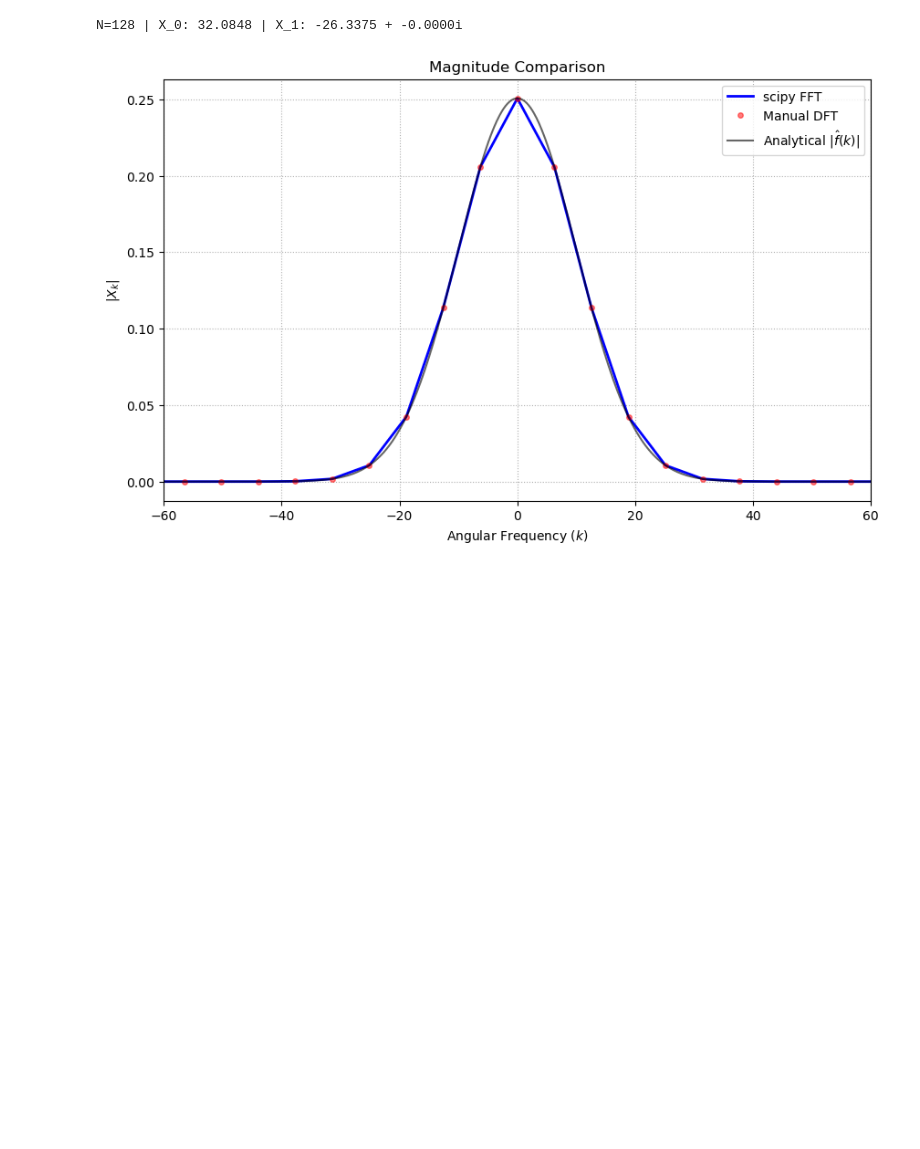
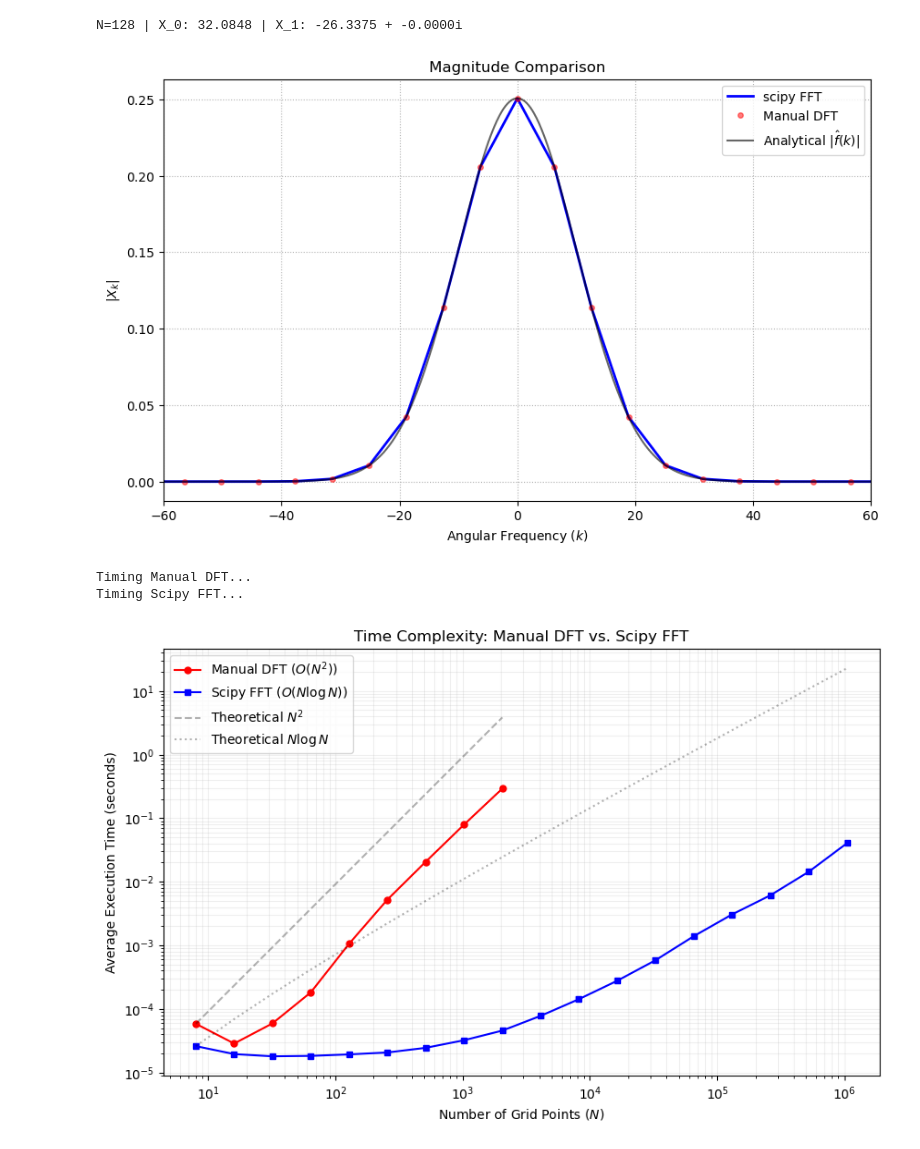
Before and after one commit to punyapaudel/hw5, a Jupyter notebook: 1c.ipynb, the cells around one changed output. Cells and saved outputs as stored; diff of their text form; code cells hidden in the pictures; blank space fills up the shorter version.

Commit message:
Execution time

```diff
--- a/1c.ipynb
+++ b/1c.ipynb
@@ -45,3 +45,72 @@ plt.show()
 # %% [output]
 N=128 | X_0: 32.0848 | X_1: -26.3375 + -0.0000i
 [figure]
+# %%
+import time
+from scipy.fft import fft
+
+# Define the manual DFT as a function for easier timing
+def manual_dft(xn):
+    N = len(xn)
+    n = np.arange(N)
+    k = n.reshape((N, 1))
+    W = np.exp(-2j * np.pi * k * n / N)
+    return np.dot(W, xn)
+
+# Setup parameters
+num_averages = 100
+j_dft = np.arange(3, 12) # 2^3 to 2^11
+j_fft = np.arange(3, 21) # 2^3 to 2^20
+
+dft_times = []
+fft_times = []
+
+# Time the Manual DFT
+print("Timing Manual DFT...")
+for j in j_dft:
+    N = 2**j
+    x = np.linspace(0, 1, N, endpoint=False)
+    xn = np.exp(-50 * (x - 0.5)**2)
+
+    start = time.perf_counter()
+    for _ in range(num_averages):
+        _ = manual_dft(xn)
+    end = time.perf_counter()
+    dft_times.append((end - start) / num_averages)
+
+# Time the Scipy FFT
+print("Timing Scipy FFT...")
+for j in j_fft:
+    N = 2**j
+    x = np.linspace(0, 1, N, endpoint=False)
+    xn = np.exp(-50 * (x - 0.5)**2)
+
+    start = time.perf_counter()
+    for _ in range(num_averages):
+        _ = fft(xn)
+    end = time.perf_counter()
+    fft_times.append((end - start) / num_averages)
+
+plt.figure(figsize=(10, 6))
+
+N_dft = 2**j_dft
+N_fft = 2**j_fft
+
+# Plot measured times
+plt.loglog(N_dft, dft_times, 'ro-', label='Manual DFT ($O(N^2)$)', markersize=5)
+plt.loglog(N_fft, fft_times, 'bs-', label='Scipy FFT ($O(N \log N)$)', markersize=5)
+
+# Add theoretical reference lines to verify scaling
+plt.loglog(N_dft, (N_dft**2) * (dft_times[0]/N_dft[0]**2), 'k--', alpha=0.3, label='Theoretical $N^2$')
+plt.loglog(N_fft, (N_fft * np.log2(N_fft)) * (fft_times[0]/(N_fft[0]*np.log2(N_fft[0]))), 'k:', alpha=0.3, label='Theoretical $N \log N$')
+
+plt.title('Time Complexity: Manual DFT vs. Scipy FFT')
+plt.xlabel('Number of Grid Points ($N$)')
+plt.ylabel('Average Execution Time (seconds)')
+plt.grid(True, which="both", ls="-", alpha=0.2)
+plt.legend()
+plt.show()
+# %% [output]
+Timing Manual DFT...
+Timing Scipy FFT...
+[figure, added]
```
